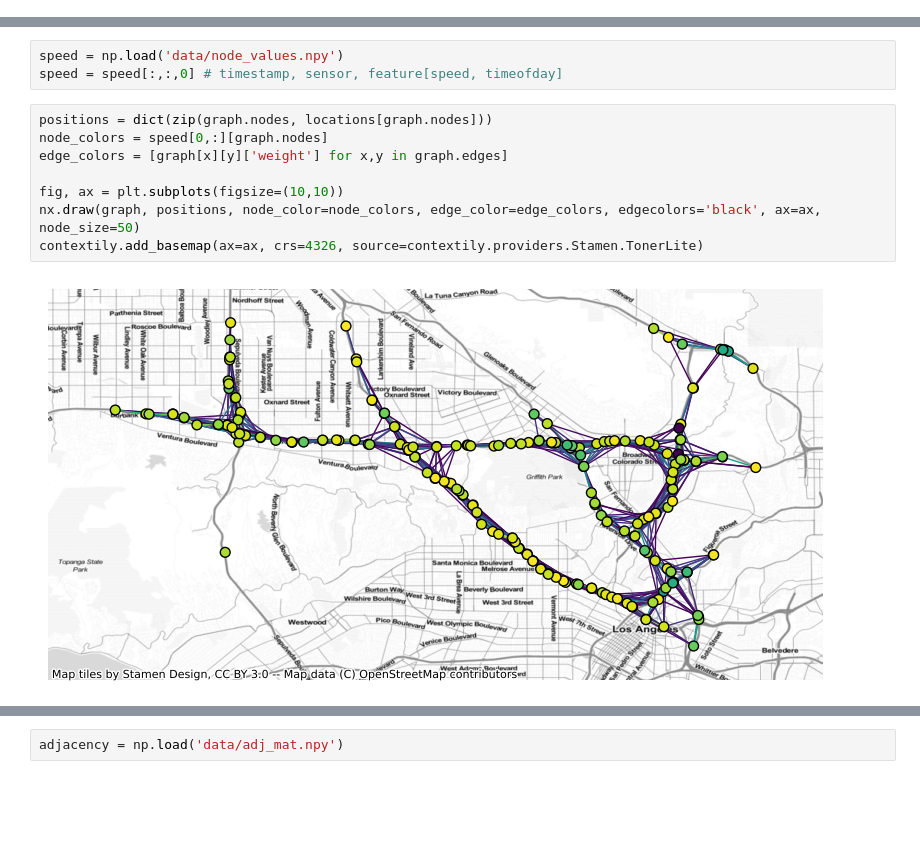
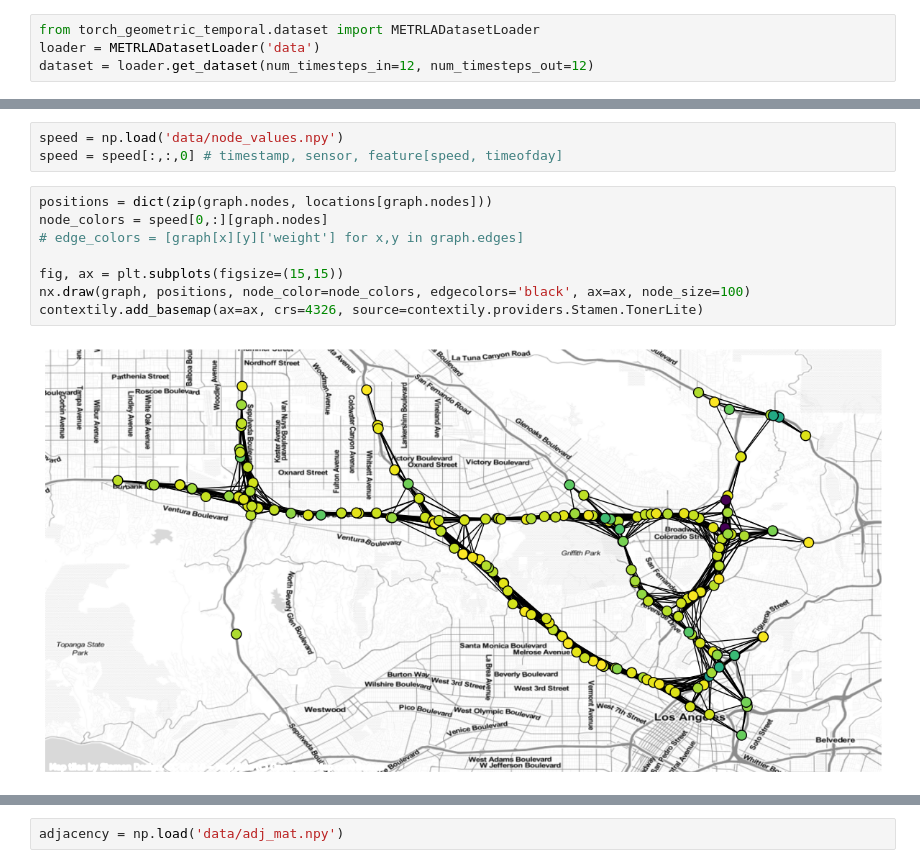
Before and after one commit to yuasosnin/gnn-traffic, a Jupyter notebook: main.ipynb, the cells around one changed output, grey strips where cells are left out. Drawn from its saved outputs; the diff is of its cells as text; blank space fills up the shorter version.

```diff
--- a/main.ipynb
+++ b/main.ipynb
@@ -17,5 +11,9 @@ import torch.nn.functional as F
 # %% [markdown]
 # Plots
+# %%
+from torch_geometric_temporal.dataset import METRLADatasetLoader
+loader = METRLADatasetLoader('data')
+dataset = loader.get_dataset(num_timesteps_in=12, num_timesteps_out=12)
 # %%
 graph = nx.Graph()
 for edge, weight in zip(dataset.edge_index.T, dataset.edge_weight):
@@ -30,10 +28,10 @@ speed = speed[:,:,0] # timestamp, sensor, feature[speed, timeofday]
 # %%
 positions = dict(zip(graph.nodes, locations[graph.nodes]))
 node_colors = speed[0,:][graph.nodes]
-edge_colors = [graph[x][y]['weight'] for x,y in graph.edges]
+# edge_colors = [graph[x][y]['weight'] for x,y in graph.edges]
 
-fig, ax = plt.subplots(figsize=(10,10))
-nx.draw(graph, positions, node_color=node_colors, edge_color=edge_colors, edgecolors='black', ax=ax, node_size=50)
+fig, ax = plt.subplots(figsize=(15,15))
+nx.draw(graph, positions, node_color=node_colors, edgecolors='black', ax=ax, node_size=100)
 contextily.add_basemap(ax=ax, crs=4326, source=contextily.providers.Stamen.TonerLite)
 # %% [output]
-[figure, old version]
+[figure, new version]
```
Also changed, not shown: parts of 7 cells of this notebook, 1 other file.
